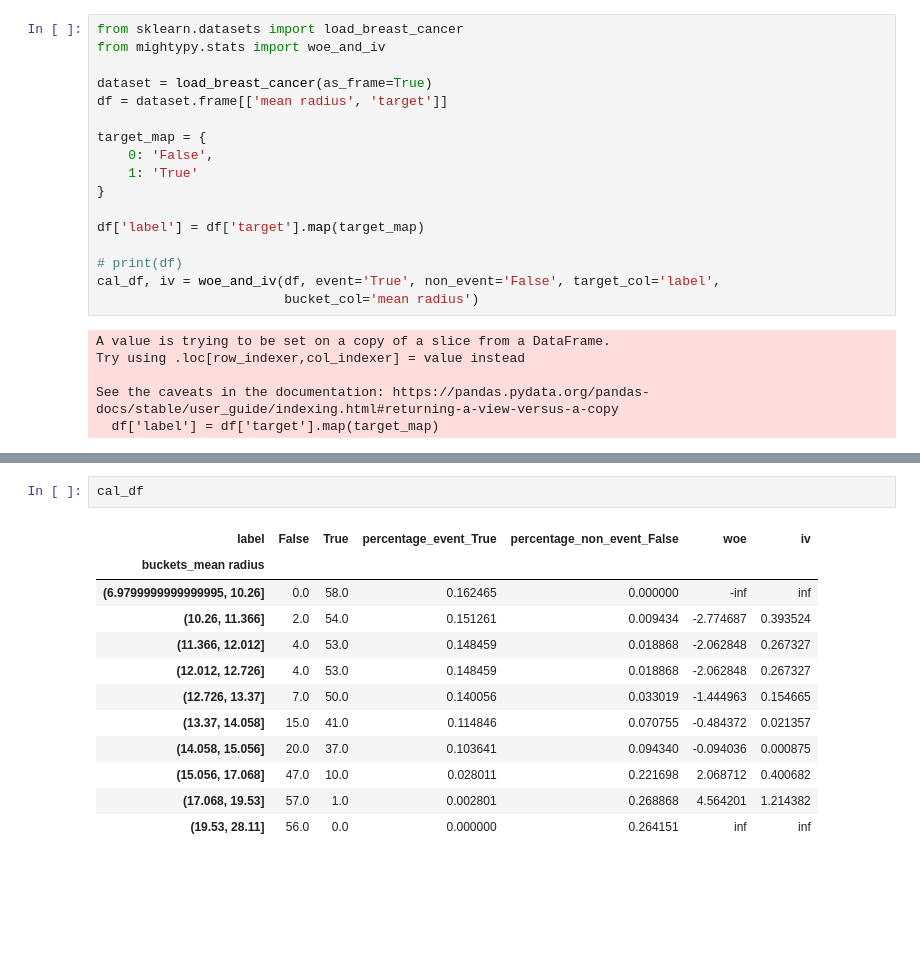
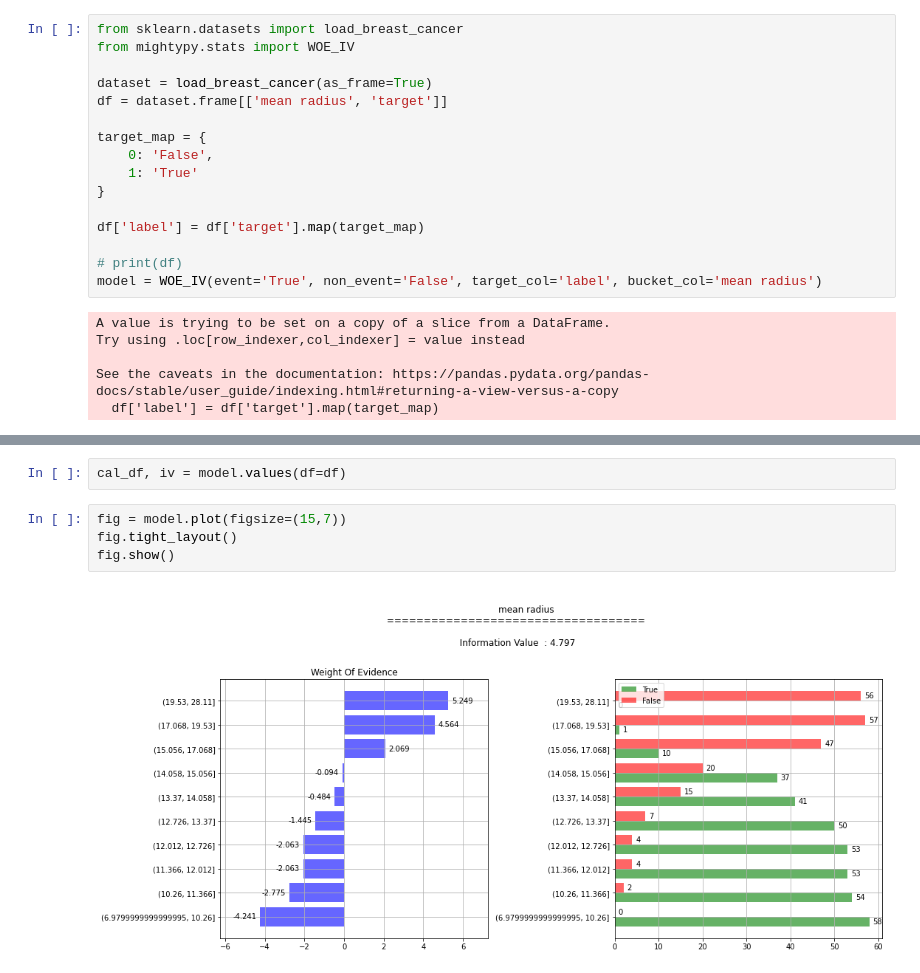
Before and after one commit to NishantBaheti/mightypy, a Jupyter notebook: notebooks/woe_iv.ipynb, the cells around one changed output, grey strips where cells are left out. Saved outputs shown, nothing was run; the diff lists cells and outputs as text; blank space fills up the shorter version.

Commit message:
updatign woe and iv from method to class for plotting also

```diff
--- a/notebooks/woe_iv.ipynb
+++ b/notebooks/woe_iv.ipynb
@@ -1,6 +1,6 @@
 # %%
 from sklearn.datasets import load_breast_cancer
-from mightypy.stats import woe_and_iv
+from mightypy.stats import WOE_IV
 
 dataset = load_breast_cancer(as_frame=True)
 df = dataset.frame[['mean radius', 'target']]
@@ -13,8 +13,7 @@ target_map = {
 df['label'] = df['target'].map(target_map)
 
 # print(df)
-cal_df, iv = woe_and_iv(df, event='True', non_event='False', target_col='label',
-                        bucket_col='mean radius')
+model = WOE_IV(event='True', non_event='False', target_col='label', bucket_col='mean radius')
 # %% [output]
 A value is trying to be set on a copy of a slice from a DataFrame.
 Try using .loc[row_indexer,col_indexer] = value instead
@@ -39,15 +23,8 @@ cal_df
-# %%
-cal_df
-# %% [output]
-| label | False | True | percentage_event_True | percentage_non_event_False | woe | iv |
-| buckets_mean radius |  |  |  |  |  |  |
-| (6.9799999999999995, 10.26] | 0.0 | 58.0 | 0.162465 | 0.000000 | -inf | inf |
-| (10.26, 11.366] | 2.0 | 54.0 | 0.151261 | 0.009434 | -2.774687 | 0.393524 |
-| (11.366, 12.012] | 4.0 | 53.0 | 0.148459 | 0.018868 | -2.062848 | 0.267327 |
-| (12.012, 12.726] | 4.0 | 53.0 | 0.148459 | 0.018868 | -2.062848 | 0.267327 |
-| (12.726, 13.37] | 7.0 | 50.0 | 0.140056 | 0.033019 | -1.444963 | 0.154665 |
-| (13.37, 14.058] | 15.0 | 41.0 | 0.114846 | 0.070755 | -0.484372 | 0.021357 |
-| (14.058, 15.056] | 20.0 | 37.0 | 0.103641 | 0.094340 | -0.094036 | 0.000875 |
-| (15.056, 17.068] | 47.0 | 10.0 | 0.028011 | 0.221698 | 2.068712 | 0.400682 |
-| (17.068, 19.53] | 57.0 | 1.0 | 0.002801 | 0.268868 | 4.564201 | 1.214382 |
-| (19.53, 28.11] | 56.0 | 0.0 | 0.000000 | 0.264151 | inf | inf |
+# %%
+cal_df, iv = model.values(df=df)
+# %%
+fig = model.plot(figsize=(15,7))
+fig.tight_layout()
+fig.show()
+# %% [output]
+[figure, added]
```
Also changed, not shown: parts of 1 cell of this notebook, 2 other files.
